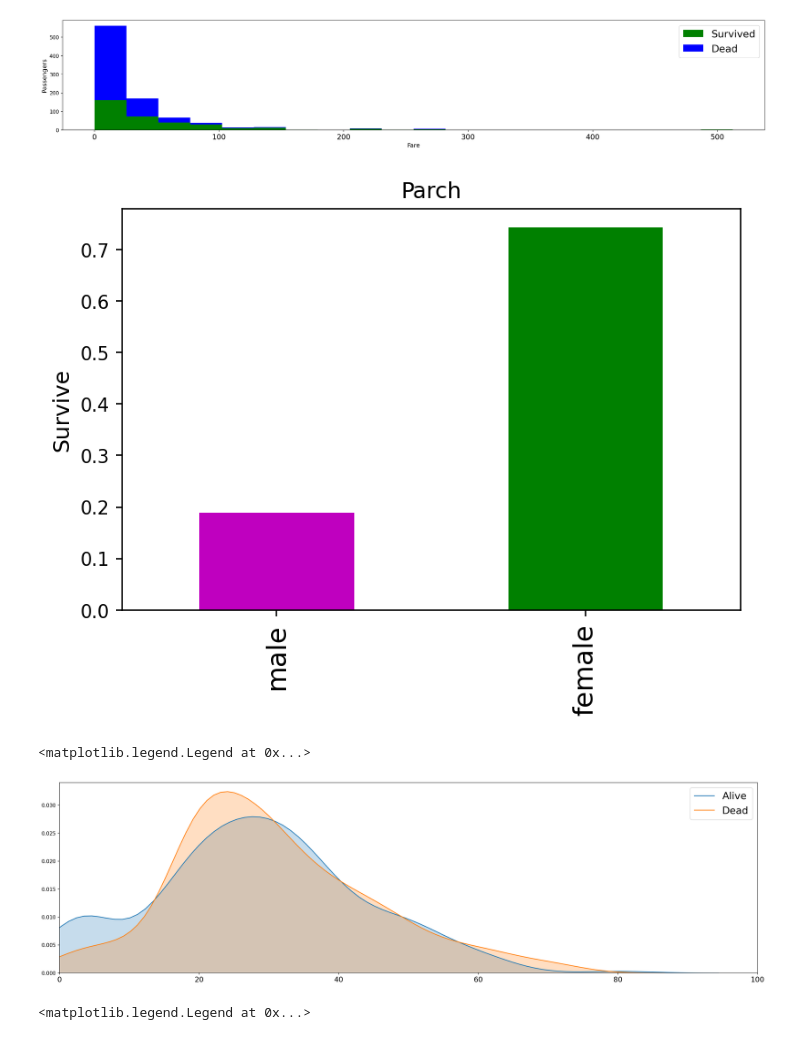
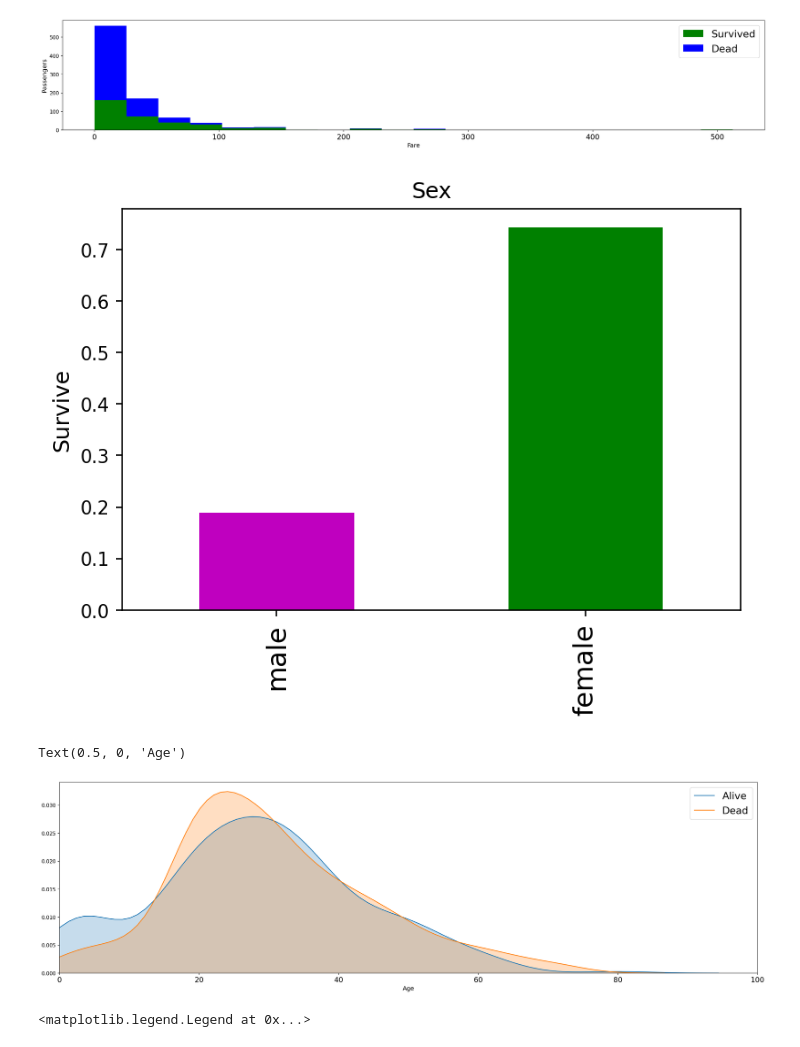
Before and after one commit to robinsonweng/kaggle_titanic_practice, a Jupyter notebook: titanic/titianic-ver2.ipynb, the cells around one changed output. Drawn from its saved outputs; the diff is of its cells as text; code cells hidden in the pictures.

```diff
--- a/titanic/titianic-ver2.ipynb
+++ b/titanic/titianic-ver2.ipynb
@@ -207,25 +207,26 @@ sex.plot(
     color = [['m', 'g', 'b']],
     figsize=(6, 4)
 )
-plot.title('Parch')
+plot.title('Sex')
 plot.ylabel('Survive')
 plot.legend().remove()
 # %% [output]
-[figure, old version]
+[figure, new version]
 # %%
 # Sex(年齡) 與存活率
 # %%
 age = data[data['Age'].notnull()]
 age = age[['Age', 'Survived']]
 age = age.reset_index()
 age_survive = age[age['Survived']==1]['Age']
 age_dead = age[age['Survived']==0]['Age']
 sns.kdeplot(age_survive, shade=True, legend=False).set(xlim=(0, 100))
 sns.kdeplot(age_dead, shade=True, legend=False).set(xlim=(0, 100))
 plt.legend(labels=['Alive', 'Dead'])
+plt.xlabel('Age')
 # %% [output]
-<matplotlib.legend.Legend at 0x...>
+Text(0.5, 0, 'Age')
-[figure, old version]
+[figure, new version]
 # %%
 survived_age = data[data['Survived']==1][['Sex', 'Age']]
 survived_male_age = survived_age[(survived_age['Sex']=='male') & (survived_age['Age'].notnull())].reset_index()['Age']
```
Also changed, not shown: parts of 43 cells of this notebook.
